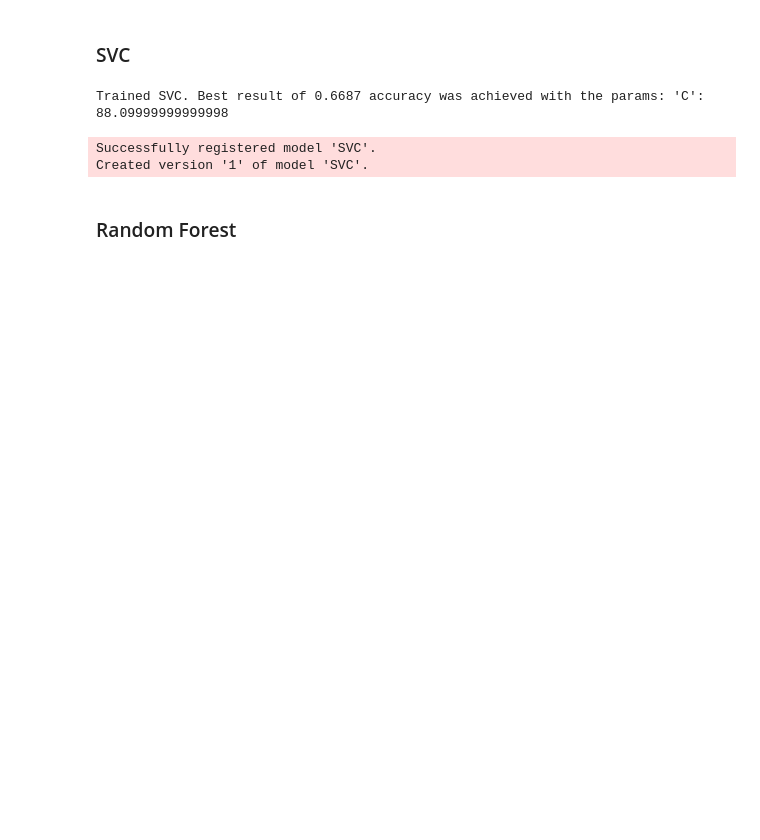
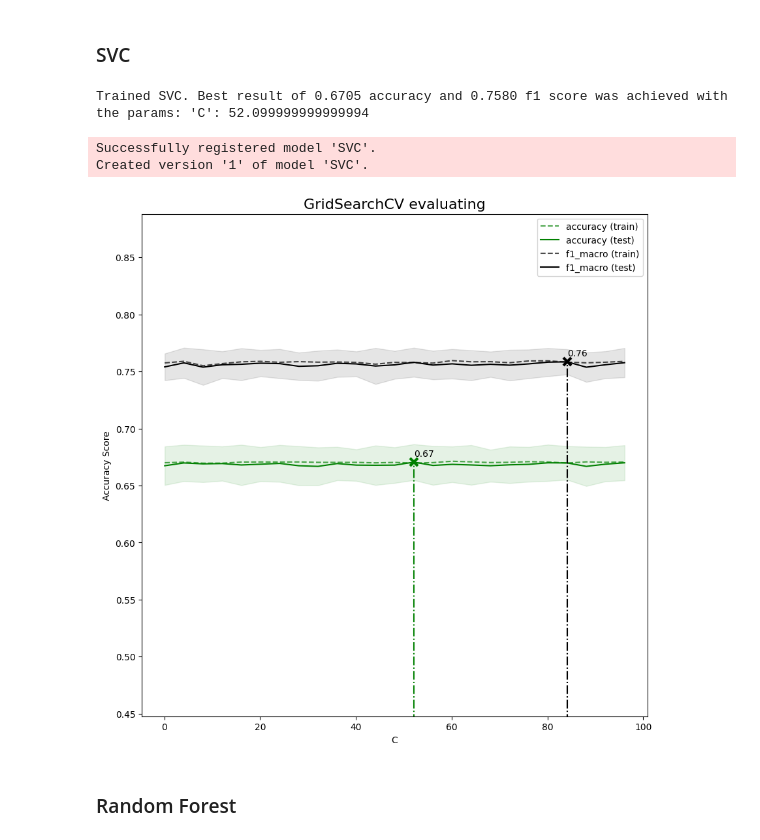
Before and after one commit to Vinicius-resende-cin/intro-dados, a Jupyter notebook: notebooks/ChessGames_class.ipynb, the cells around one changed output. Drawn from its saved outputs; the diff is of its cells as text; code cells hidden in the pictures; blank space fills up the shorter version.

```diff
--- a/notebooks/ChessGames_class.ipynb
+++ b/notebooks/ChessGames_class.ipynb
@@ -219,13 +220,14 @@ Created version '1' of model 'KNN'.
 # %%
 from sklearn.svm import LinearSVC
 svc_param_grid = {
     'C': np.arange(0.1, 100.0, 4.0)
 }
-mlflow_train_and_track(LinearSVC, 'SVC', train_data, 'winner', svc_param_grid, {"random_state": 0})
+mlflow_train_and_track(LinearSVC, 'SVC', train_data, 'winner', svc_param_grid, {"random_state": 0}, plot=True)
 # %% [output]
-Trained SVC. Best result of 0.6687 accuracy was achieved with the params: 'C': 88.09999999999998
+Trained SVC. Best result of 0.6705 accuracy and 0.7580 f1 score was achieved with the params: 'C': 52.099999999999994
 Successfully registered model 'SVC'.
 Created version '1' of model 'SVC'.
+[figure, added]
 # %% [markdown]
 ### Random Forest
 # %%
```
Also changed, not shown: parts of 17 cells of this notebook.
